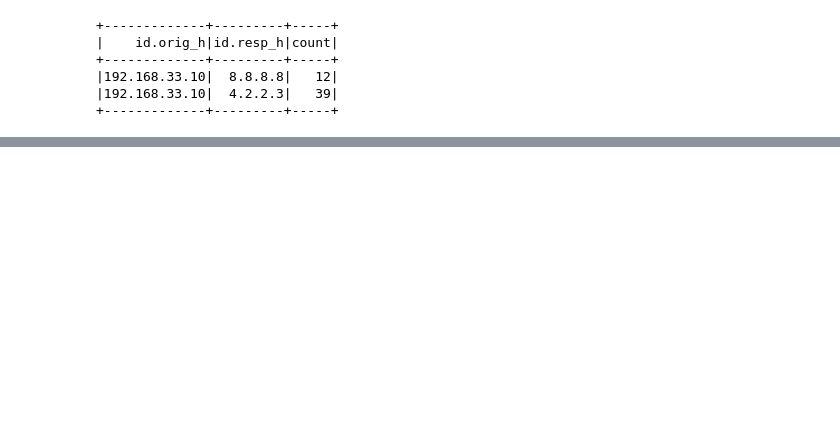
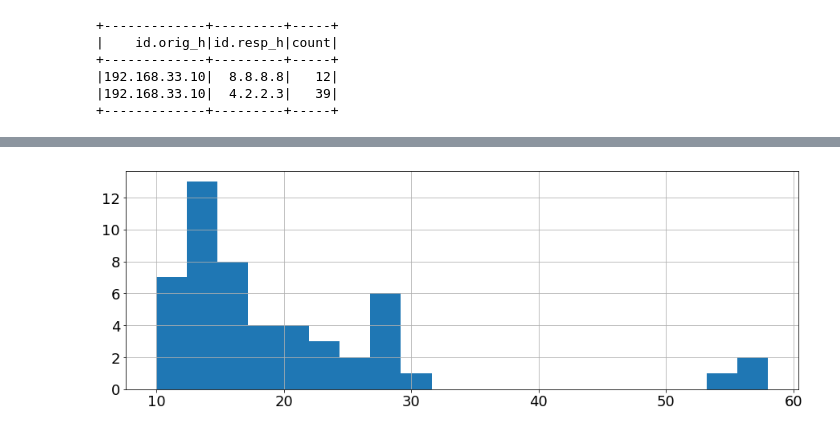
Before and after one commit to SuperCowPowers/zat, a Jupyter notebook: notebooks/Bro_IDS_to_Spark_Cheesy.ipynb, the cells around one changed output, grey strips where cells are left out. Drawn from its saved outputs; the diff is of its cells as text; code cells hidden in the pictures; blank space fills up the shorter version.

Commit message:
add some plots and compare with Pandas

```diff
--- a/notebooks/Bro_IDS_to_Spark_Cheesy.ipynb
+++ b/notebooks/Bro_IDS_to_Spark_Cheesy.ipynb
@@ -88,3 +88,10 @@ spark_df.groupBy('`id.orig_h`', '`id.resp_h`').count().show()
 |192.168.33.10|  8.8.8.8|   12|
 |192.168.33.10|  4.2.2.3|   39|
 +-------------+---------+-----+
+# %%
+# Add a column with the string length of the DNS query
+from pyspark.sql.functions import col, length
+
+# Create new dataframe that includes new column
+spark_df = spark_df.withColumn('query_length', length(col('query')))
+spark_df[['query', 'query_length']].show()
@@ -90,0 +116,15 @@ spark_df.groupBy('`id.orig_h`', '`id.resp_h`').count().show()
+# %%
+# Plotting defaults
+%matplotlib inline
+import matplotlib.pyplot as plt
+plt.rcParams['font.size'] = 18.0
+plt.rcParams['figure.figsize'] = 15.0, 5.0
+# %%
+# Show histogram of the Spark DF query lengths
+bins, counts = spark_df.select('query_length').rdd.flatMap(lambda x: x).histogram(20)
+
+# This is a bit awkward but I believe this is the correct way to do it
+plt.hist(bins[:-1], bins=bins, weights=counts)
+plt.grid(True)
+# %% [output]
+[figure, added]
```
Also changed, not shown: parts of 4 cells of this notebook.
